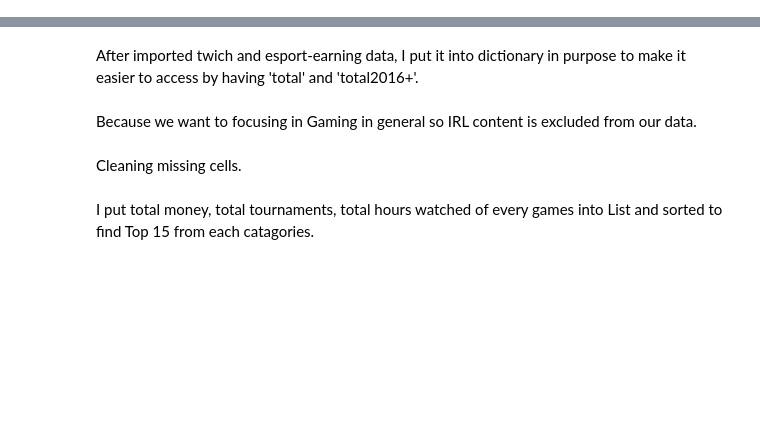
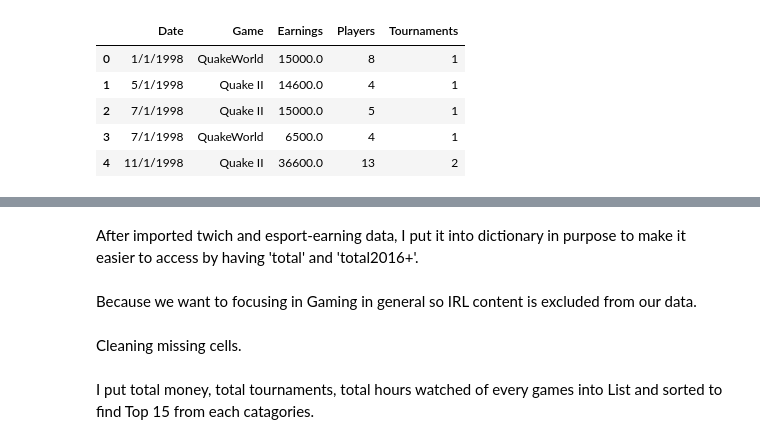
Before and after one commit to markerxz/games-popularity-analysis, a Jupyter notebook: esp.ipynb, the cells around one changed output, grey strips where cells are left out. Saved outputs shown, nothing was run; the diff lists cells and outputs as text; code cells hidden in the pictures; blank space fills up the shorter version.

```diff
--- a/esp.ipynb
+++ b/esp.ipynb
@@ -10,3 +10,12 @@ sns.set()
 pd.options.mode.chained_assignment = None
 tournament = pd.read_csv('https://github.com/markerxz/games-popularity-analysis/raw/master/HistoricalEsportData.csv', encoding='cp1252')
 twitch = pd.read_csv('https://github.com/markerxz/games-popularity-analysis/raw/master/Twitch_game_data.csv', encoding='cp1252')
+# %%
+tournament.head()
+# %% [output]
+|  | Date | Game | Earnings | Players | Tournaments |
+| 0 | 1/1/1998 | QuakeWorld | 15000.0 | 8 | 1 |
+| 1 | 5/1/1998 | Quake II | 14600.0 | 4 | 1 |
+| 2 | 7/1/1998 | Quake II | 15000.0 | 5 | 1 |
+| 3 | 7/1/1998 | QuakeWorld | 6500.0 | 4 | 1 |
+| 4 | 11/1/1998 | Quake II | 36600.0 | 13 | 2 |
```
Also changed, not shown: parts of 5 cells of this notebook.
